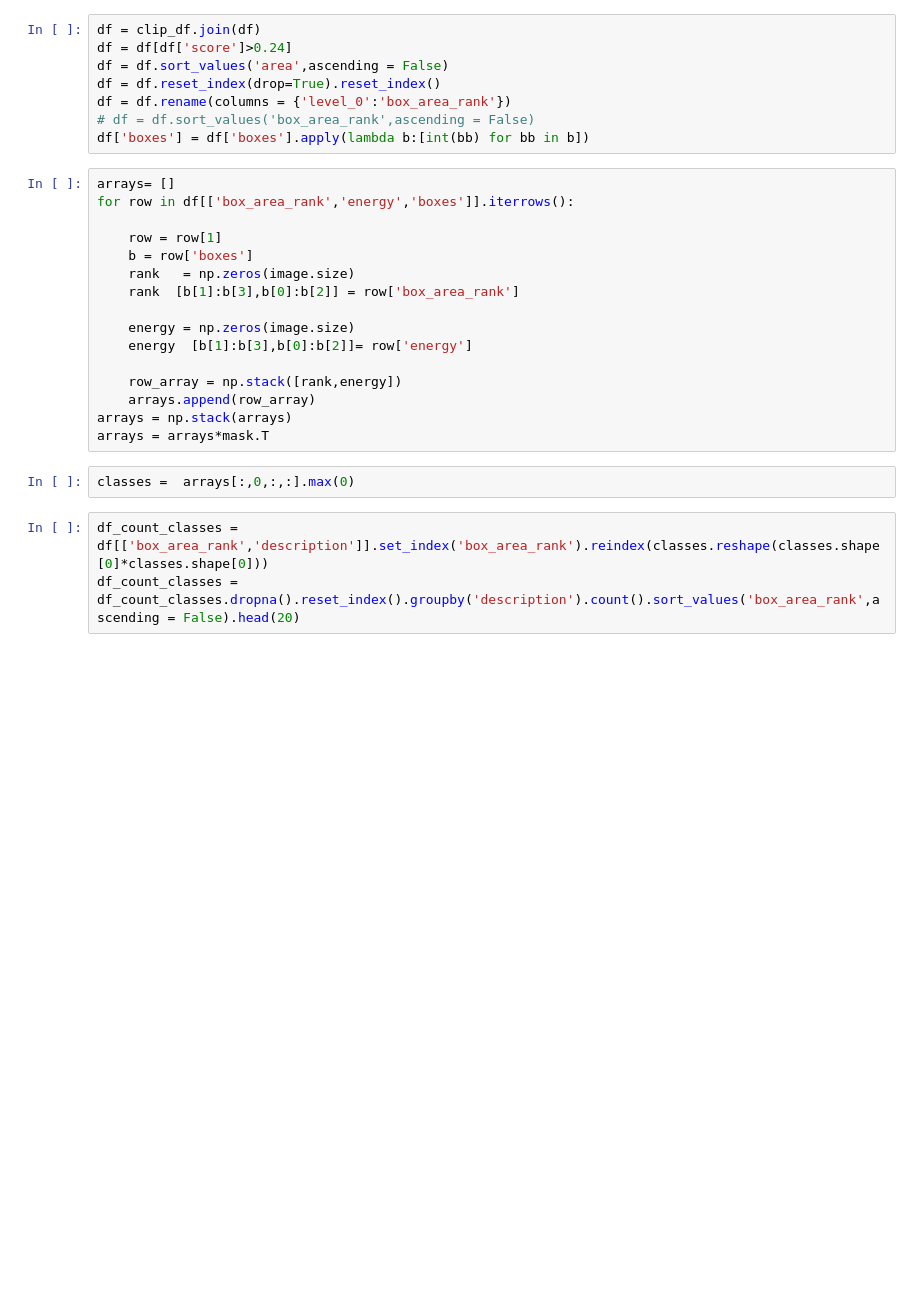
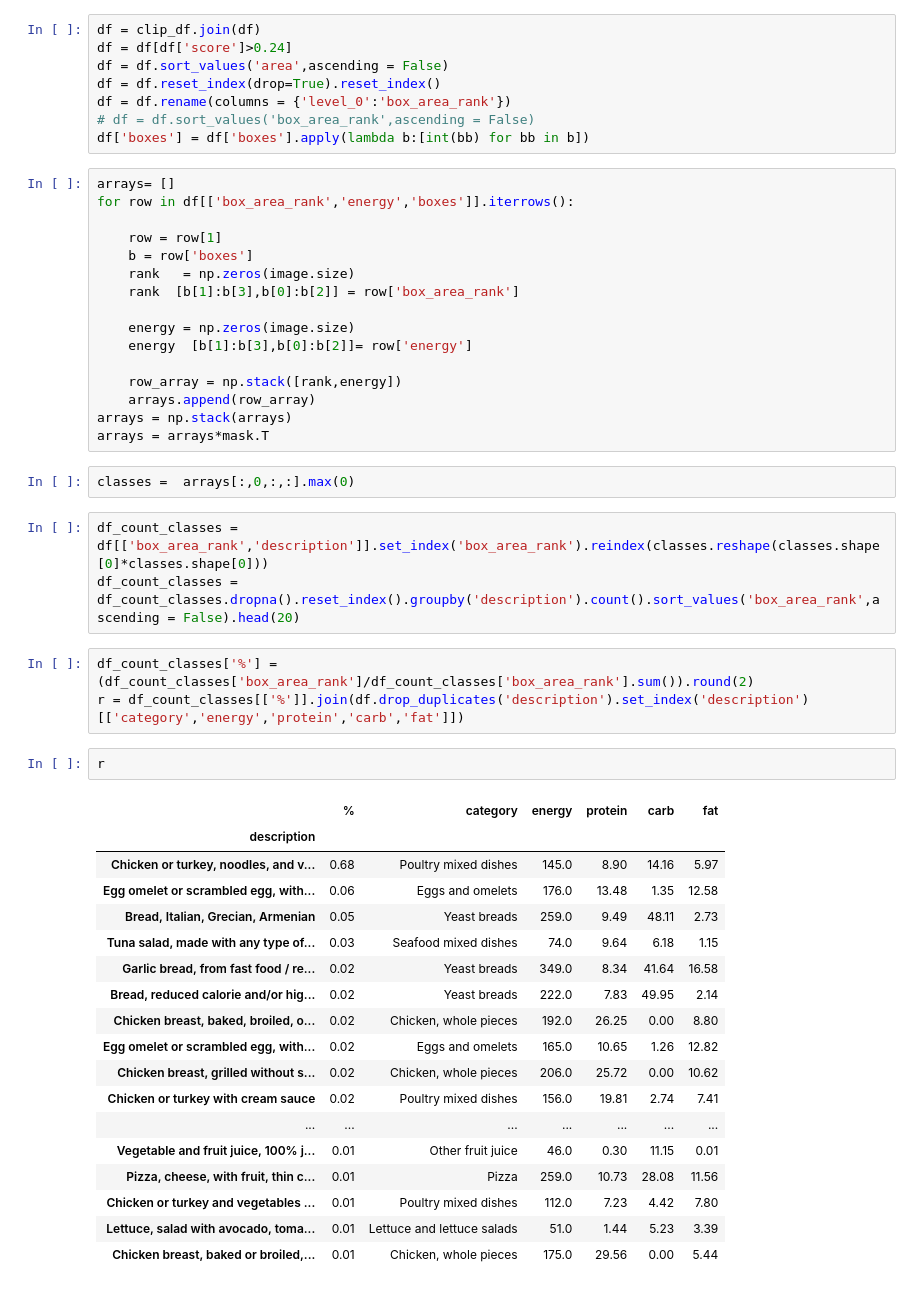
Before and after one commit to DmitriyG228/food, a Jupyter notebook: search_segmented.ipynb, the cells around one changed output. Drawn from its saved outputs; the diff is of its cells as text; blank space fills up the shorter version.

```diff
--- a/search_segmented.ipynb
+++ b/search_segmented.ipynb
@@ -101,6 +106,30 @@ classes =  arrays[:,0,:,:].max(0)
 # %%
 df_count_classes = df[['box_area_rank','description']].set_index('box_area_rank').reindex(classes.reshape(classes.shape[0]*classes.shape[0]))
 df_count_classes = df_count_classes.dropna().reset_index().groupby('description').count().sort_values('box_area_rank',ascending = False).head(20)
+# %%
+df_count_classes['%'] = (df_count_classes['box_area_rank']/df_count_classes['box_area_rank'].sum()).round(2)
+r = df_count_classes[['%']].join(df.drop_duplicates('description').set_index('description')[['category','energy','protein','carb','fat']])
+# %%
+r
+# %% [output]
+|  | % | category | energy | protein | carb | fat |
+| description |  |  |  |  |  |  |
+| Chicken or turkey, noodles, and v... | 0.68 | Poultry mixed dishes | 145.0 | 8.90 | 14.16 | 5.97 |
+| Egg omelet or scrambled egg, with... | 0.06 | Eggs and omelets | 176.0 | 13.48 | 1.35 | 12.58 |
+| Bread, Italian, Grecian, Armenian | 0.05 | Yeast breads | 259.0 | 9.49 | 48.11 | 2.73 |
+| Tuna salad, made with any type of... | 0.03 | Seafood mixed dishes | 74.0 | 9.64 | 6.18 | 1.15 |
+| Garlic bread, from fast food / re... | 0.02 | Yeast breads | 349.0 | 8.34 | 41.64 | 16.58 |
+| Bread, reduced calorie and/or hig... | 0.02 | Yeast breads | 222.0 | 7.83 | 49.95 | 2.14 |
+| Chicken breast, baked, broiled, o... | 0.02 | Chicken, whole pieces | 192.0 | 26.25 | 0.00 | 8.80 |
+| Egg omelet or scrambled egg, with... | 0.02 | Eggs and omelets | 165.0 | 10.65 | 1.26 | 12.82 |
+| Chicken breast, grilled without s... | 0.02 | Chicken, whole pieces | 206.0 | 25.72 | 0.00 | 10.62 |
+| Chicken or turkey with cream sauce | 0.02 | Poultry mixed dishes | 156.0 | 19.81 | 2.74 | 7.41 |
+| ... | ... | ... | ... | ... | ... | ... |
+| Vegetable and fruit juice, 100% j... | 0.01 | Other fruit juice | 46.0 | 0.30 | 11.15 | 0.01 |
+| Pizza, cheese, with fruit, thin c... | 0.01 | Pizza | 259.0 | 10.73 | 28.08 | 11.56 |
+| Chicken or turkey and vegetables ... | 0.01 | Poultry mixed dishes | 112.0 | 7.23 | 4.42 | 7.80 |
+| Lettuce, salad with avocado, toma... | 0.01 | Lettuce and lettuce salads | 51.0 | 1.44 | 5.23 | 3.39 |
+| Chicken breast, baked or broiled,... | 0.01 | Chicken, whole pieces | 175.0 | 29.56 | 0.00 | 5.44 |
 # %%
 colories_tensor = np.where((arrays[:,0,:,:] == arrays[:,0,:,:].max(0)),arrays[:,1,:,:],0).max(0)
 colories_tensor[colories_tensor!=0].mean()
```
Also changed, not shown: parts of 8 cells of this notebook.
